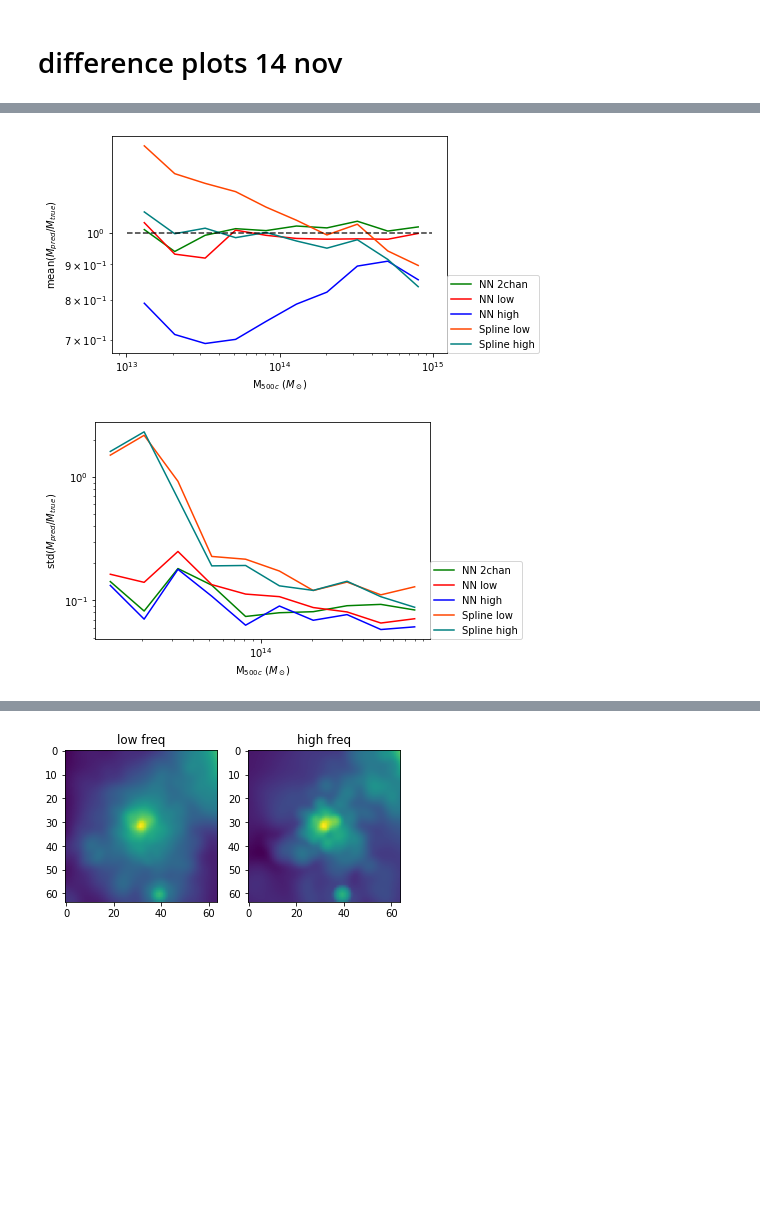
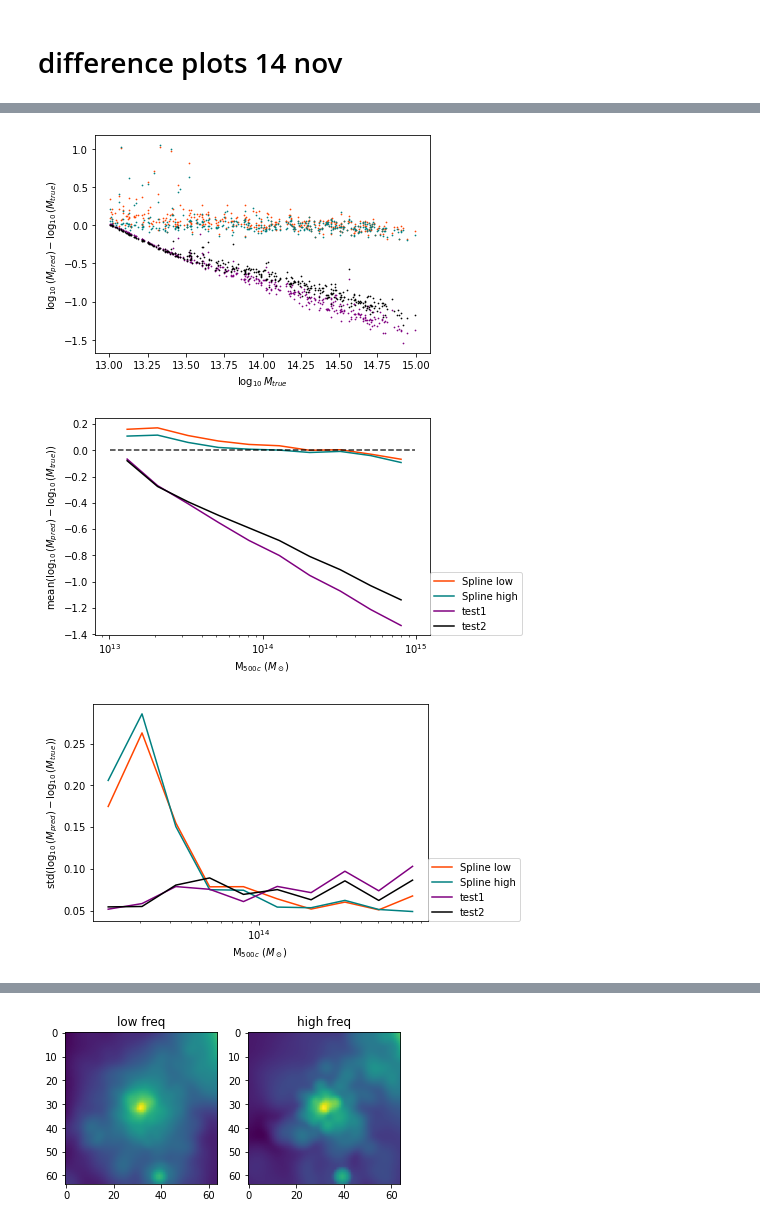
Before and after one commit to woutervantol/scriptie2, a Jupyter notebook: plots.ipynb, the cells around one changed output, grey strips where cells are left out. Drawn from its saved outputs; the diff is of its cells as text; code cells hidden in the pictures; blank space fills up the shorter version.

```diff
--- a/plots.ipynb
+++ b/plots.ipynb
@@ -22,7 +19,7 @@ masses = masses[:int(len(masses)*data.test_size)]
 resolution = p['resolution']
 # %%
 #load models
-nnmodel = torch.load(f"{p['base_model_path']}/obs_model_2chan_M13-15_L45.pt")
+nnmodel = torch.load(f"{p['base_model_path']}/obs_model_2chan.pt")
 nnmodel_low = torch.load(f"{p['base_model_path']}/obs_model_low_M13-15_L45.pt")
 nnmodel_high = torch.load(f"{p['base_model_path']}/obs_model_high_M13-15_L45.pt")
 spl_low = np.load(f"{p['base_model_path']}/spline_fit_low_M13-15_L45.npy", allow_pickle=True)[()]
@@ -31,7 +28,7 @@ spl_high = np.load(f"{p['base_model_path']}/spline_fit_high_M13-15_L45.npy", all
 
 
 
-predictions = np.ndarray((len(data.testy), 5))
+predictions = np.ndarray((len(data.testy), 7))
 
 #predict with NN
 with torch.no_grad():
@@ -50,23 +47,46 @@ luminosities_full = np.log10(luminosities_full)
 predictions[:,3] = 10**spl_low(luminosities_full[:,0])
 predictions[:,4] = 10**spl_high(luminosities_full[:,1])
 
+testindices = np.load(f"{filepath}_halo_indices.npy")
+testindices = testindices[:int(len(testindices)*data.test_size)]
+pixel_size = 4 * 1000 / 64  #kpc
+radii = []
+for i, haloindex in enumerate(testindices):
+    r = data.soap_file[f"{data.selection_type}/SORadius"][haloindex] * 1000 #kpc
+    radius = r / pixel_size
+    radii.append(radius)
+    X, Y = np.ogrid[:resolution, :resolution]
+    dist_from_center = np.sqrt((X + 0.5-int(resolution/2))**2+(Y+0.5-int(resolution/2))**2)
+    mask_outer = dist_from_center<=radius
+    mask_inner = dist_from_center<=(radius-1)
+    luminosity_circle_low = np.log10(np.sum(images[i, 0][mask_outer != mask_inner]))
+    luminosity_circle_high = np.log10(np.sum(images[i, 1][mask_outer != mask_inner]))
+    predictions[i,5] = 10**spl_low(luminosity_circle_low)
+    predictions[i,6] = 10**spl_high(luminosity_circle_high)
+    print(np.log10(predictions[i,5]), np.log10(masses[i]))
+    if i == 0:
+        print(radius)
+        print(r)
+        print(np.log10(data.soap_file[f"{data.selection_type}/XRayLuminosity"][testindices[0],:]))
+        print(luminosity_circle_low, luminosity_circle_high)
+        print(np.log10(np.sum(images[i, 0])), np.log10(np.sum(images[i, 1])))
 
-# X, Y = np.ogrid[:resolution, :resolution]
-# radius = resolution/2
-# dist_from_center = np.sqrt((X + 0.5-radius)**2+(Y+0.5-radius)**2)
-# circle_mask = dist_from_center <= radius
-
-# luminosities_circle = np.sum(images[:,:,circle_mask], axis=(2), dtype=np.float64)
-# luminosities_circle = np.log10(luminosities_circle)
-# predictions[:,5] = 10**spl_low(luminosities_circle[:,0])
-# predictions[:,6] = 10**spl_high(luminosities_circle[:,1])
+# args = np.argsort(masses)
+# print(np.array(radii)[args])
+# print(masses[args])
 
 
+names = ["NN 2chan", "NN low", "NN high", "Spline low", "Spline high", "test1", "test2"]
+colors = ["green", "red", "blue", "orangered", "teal", "purple", "black"]
 
-names = ["NN 2chan", "NN low", "NN high", "Spline low", "Spline high"]
-colors = ["green", "red", "blue", "orangered", "teal"]
+for i in range(3, 7):
+    plt.scatter(np.log10(masses), np.log10(predictions[:,i]) - np.log10(masses), label=names[i], color=colors[i], s=0.5)
+plt.ylabel("$\log_{10}(M_{pred}) - \log_{10}(M_{true})$")
+plt.xlabel("$\log_{10} M_{true}$")
+plt.show()
 
-for i in range(5):
+
+for i in range(3, 7):
     nr_bins = 10
     x = np.array([])
     y = np.array([])
@@ -76,22 +96,18 @@ for i in range(5):
     for b in range(nr_bins):
         indices = np.logical_and(masses > bin_edges[b], masses < bin_edges[b+1])
         x = np.append(x, np.mean([bin_edges[b], bin_edges[b+1]]))
-        y = np.append(y, np.median((predictions[:,i]/masses)[indices]))
-    #     minspread = np.append(minspread, np.min((predictions[:,i]/masses)[indices]))
-    #     maxspread = np.append(maxspread, np.max((predictions[:,i]/masses)[indices]))
-    # plt.plot(x, minspread, color=colors[i], alpha=0.3)
-    # plt.plot(x, maxspread, color=colors[i], alpha=0.3)
+        y = np.append(y, np.mean(np.log10(predictions[indices,i]) - np.log10(masses[indices])))
     plt.plot(x, y, label=names[i], color=colors[i])
-plt.hlines(1.0, np.min(masses), np.max(masses), colors="black", linestyles="dashed", alpha=0.8)
+plt.hlines(0.0, np.min(masses), np.max(masses), colors="black", linestyles="dashed", alpha=0.8)
 plt.xscale("log")
-plt.yscale("log")
+# plt.yscale("log")
 plt.xlabel("M$_{500c}$ $(M_\odot)$")
-plt.ylabel("mean($M_{pred} / M_{true}$)")
+plt.ylabel("mean($\log_{10}(M_{pred}) - \log_{10}(M_{true})$)")
 plt.legend(loc=(1, 0))
 plt.show()
 
 
-for i in range(5):
+for i in range(3, 7):
     nr_bins = 10
     x = np.array([])
     y = np.array([])
@@ -101,17 +117,13 @@ for i in range(5):
     for b in range(nr_bins):
         indices = np.logical_and(masses > bin_edges[b], masses < bin_edges[b+1])
         x = np.append(x, np.mean([bin_edges[b], bin_edges[b+1]]))
-        y = np.append(y, np.std(predictions[indices,i] / masses[indices]))
-    #     minspread = np.append(minspread, np.min((predictions[:,i]/masses)[indices]))
-    #     maxspread = np.append(maxspread, np.max((predictions[:,i]/masses)[indices]))
-    # plt.plot(x, minspread, color=colors[i], alpha=0.3)
-    # plt.plot(x, maxspread, color=colors[i], alpha=0.3)
+        y = np.append(y, np.std(np.log10(predictions[indices,i]) - np.log10(masses[indices])))
     plt.plot(x, y, label=names[i], color=colors[i])
 # plt.hlines(1.0, np.min(masses), np.max(masses), colors="black", linestyles="dashed", alpha=0.8)
 plt.xscale("log")
-plt.yscale("log")
+# plt.yscale("log")
 plt.xlabel("M$_{500c}$ $(M_\odot)$")
-plt.ylabel("std($M_{pred} / M_{true}$)")
+plt.ylabel("std($\log_{10}(M_{pred}) - \log_{10}(M_{true})$)")
 plt.legend(loc=(1, 0))
 plt.show()
 # %% [output]
@@ -118,2 +147,3 @@ plt.show()
-[figure, old version]
+[figure, new version]
-[figure, old version]
+[figure, new version]
+[figure, added]
```
Also changed, not shown: parts of 7 cells of this notebook, 7 other files.
